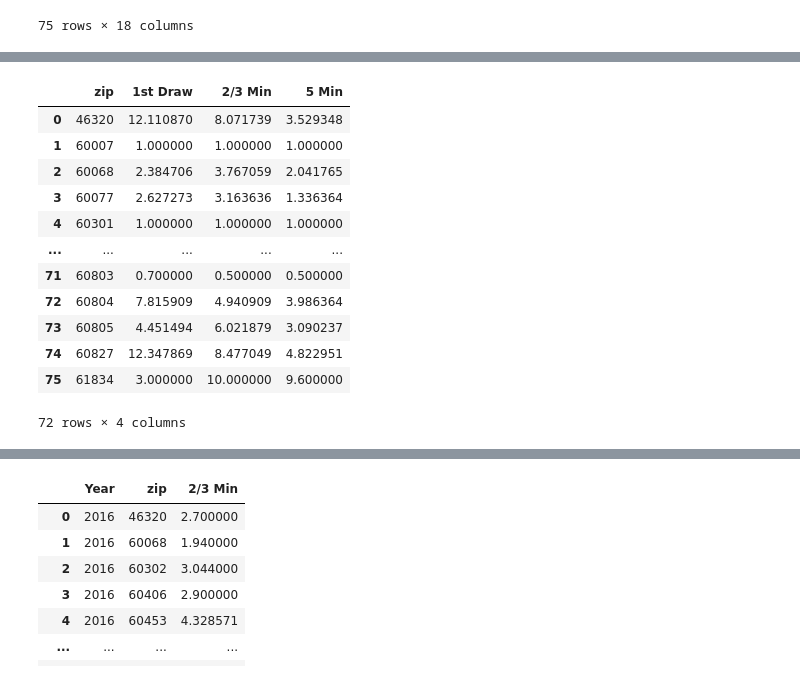
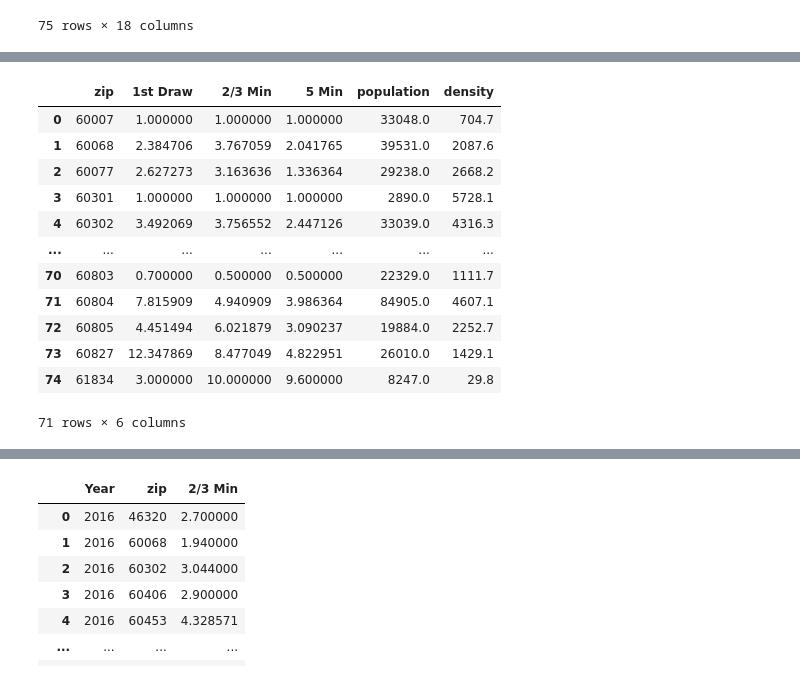
Before and after one commit to ebugarin/Chicago-Water-Lead-Levels-Analyzation, a Jupyter notebook: data_analysis.ipynb, the cells around one changed output, grey strips where cells are left out. Cells and saved outputs as stored; diff of their text form; code cells hidden in the pictures.

```diff
--- a/data_analysis.ipynb
+++ b/data_analysis.ipynb
@@ -589,0 +576,14 @@ merged_df
+# %%
+def is_int(val):
+    try:
+        int(val)
+        return True
+    except ValueError:
+        return False
+
+merged_df = pd.read_csv('merged_df.csv',index_col=0)
+mask = merged_df['zip'].apply(is_int)
+merged_df = merged_df.loc[mask]
+merged_df['zip'] = merged_df['zip'].astype(int)
+merged_df['Sample Date'] = pd.to_datetime(merged_df['Sample Date'])
+merged_df
@@ -645,27 +675,29 @@ first draw average:  6.608298408274827
 5 Min:  4.454800632402594
 # %%
 
-averages = merged_df.groupby('zip')[['1st Draw', '2/3 Min', '5 Min']].mean().reset_index()
-Q1 = averages[['1st Draw', '2/3 Min', '5 Min']].quantile(0.25)
-Q3 = averages[['1st Draw', '2/3 Min', '5 Min']].quantile(0.75)
+zip_lead_df = merged_df.groupby('zip')[['1st Draw', '2/3 Min', '5 Min']].mean().reset_index()
+zip_lead_df = zip_lead_df.merge(zip_df[['zip', 'population', 'density']], on='zip', how='left')
+zip_lead_df = zip_lead_df.dropna().reset_index(drop=True)
+Q1 = zip_lead_df[['1st Draw', '2/3 Min', '5 Min']].quantile(0.25)
+Q3 = zip_lead_df[['1st Draw', '2/3 Min', '5 Min']].quantile(0.75)
 IQR = Q3 - Q1
 
-averages = averages[~((averages[['1st Draw', '2/3 Min', '5 Min']] < (Q1 - 5 * IQR)) | (averages[['1st Draw', '2/3 Min', '5 Min']] > (Q3 + 5 * IQR))).any(axis=1)]
-averages
+zip_lead_df = zip_lead_df[~((zip_lead_df[['1st Draw', '2/3 Min', '5 Min']] < (Q1 - 5 * IQR)) | (zip_lead_df[['1st Draw', '2/3 Min', '5 Min']] > (Q3 + 5 * IQR))).any(axis=1)]
+zip_lead_df
 # %% [output]
-|  | zip | 1st Draw | 2/3 Min | 5 Min |
-| 0 | 46320 | 12.110870 | 8.071739 | 3.529348 |
-| 1 | 60007 | 1.000000 | 1.000000 | 1.000000 |
-| 2 | 60068 | 2.384706 | 3.767059 | 2.041765 |
-| 3 | 60077 | 2.627273 | 3.163636 | 1.336364 |
-| 4 | 60301 | 1.000000 | 1.000000 | 1.000000 |
-| ... | ... | ... | ... | ... |
-| 71 | 60803 | 0.700000 | 0.500000 | 0.500000 |
-| 72 | 60804 | 7.815909 | 4.940909 | 3.986364 |
-| 73 | 60805 | 4.451494 | 6.021879 | 3.090237 |
-| 74 | 60827 | 12.347869 | 8.477049 | 4.822951 |
-| 75 | 61834 | 3.000000 | 10.000000 | 9.600000 |
+|  | zip | 1st Draw | 2/3 Min | 5 Min | population | density |
+| 0 | 60007 | 1.000000 | 1.000000 | 1.000000 | 33048.0 | 704.7 |
+| 1 | 60068 | 2.384706 | 3.767059 | 2.041765 | 39531.0 | 2087.6 |
+| 2 | 60077 | 2.627273 | 3.163636 | 1.336364 | 29238.0 | 2668.2 |
+| 3 | 60301 | 1.000000 | 1.000000 | 1.000000 | 2890.0 | 5728.1 |
+| 4 | 60302 | 3.492069 | 3.756552 | 2.447126 | 33039.0 | 4316.3 |
+| ... | ... | ... | ... | ... | ... | ... |
+| 70 | 60803 | 0.700000 | 0.500000 | 0.500000 | 22329.0 | 1111.7 |
+| 71 | 60804 | 7.815909 | 4.940909 | 3.986364 | 84905.0 | 4607.1 |
+| 72 | 60805 | 4.451494 | 6.021879 | 3.090237 | 19884.0 | 2252.7 |
+| 73 | 60827 | 12.347869 | 8.477049 | 4.822951 | 26010.0 | 1429.1 |
+| 74 | 61834 | 3.000000 | 10.000000 | 9.600000 | 8247.0 | 29.8 |
-72 rows × 4 columns
+71 rows × 6 columns
 # %%
 plt.figure(figsize=(10,6))
 
```
Also changed, not shown: parts of 24 cells of this notebook, 11 other files.
